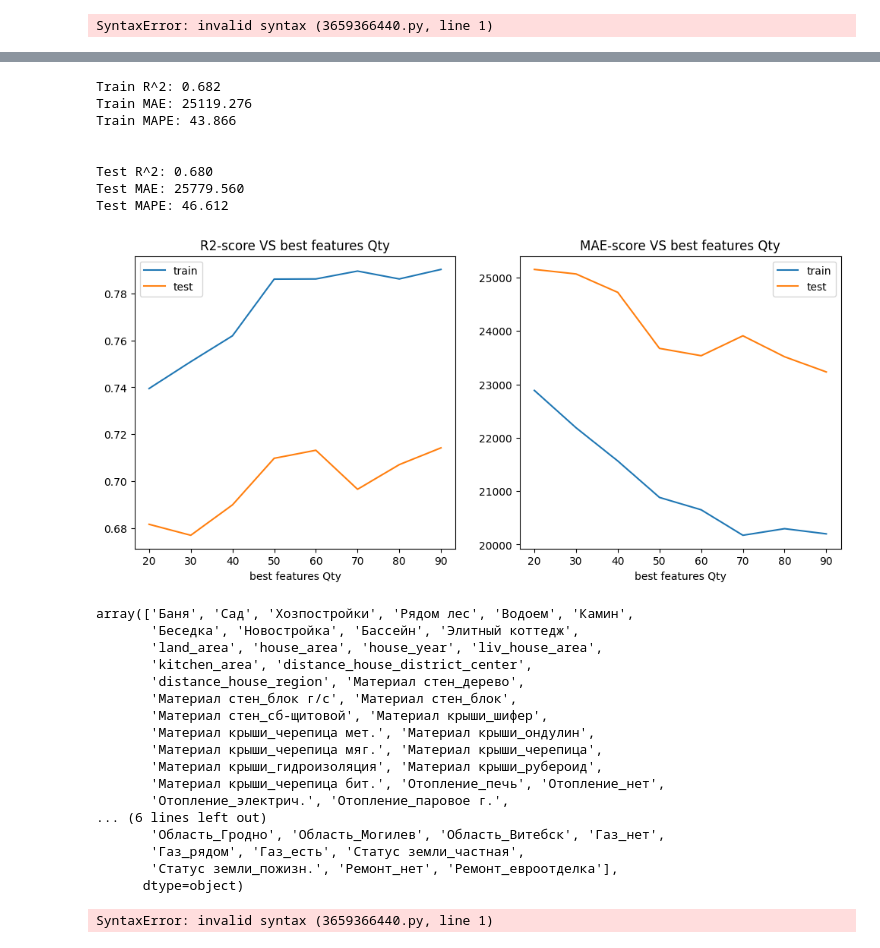
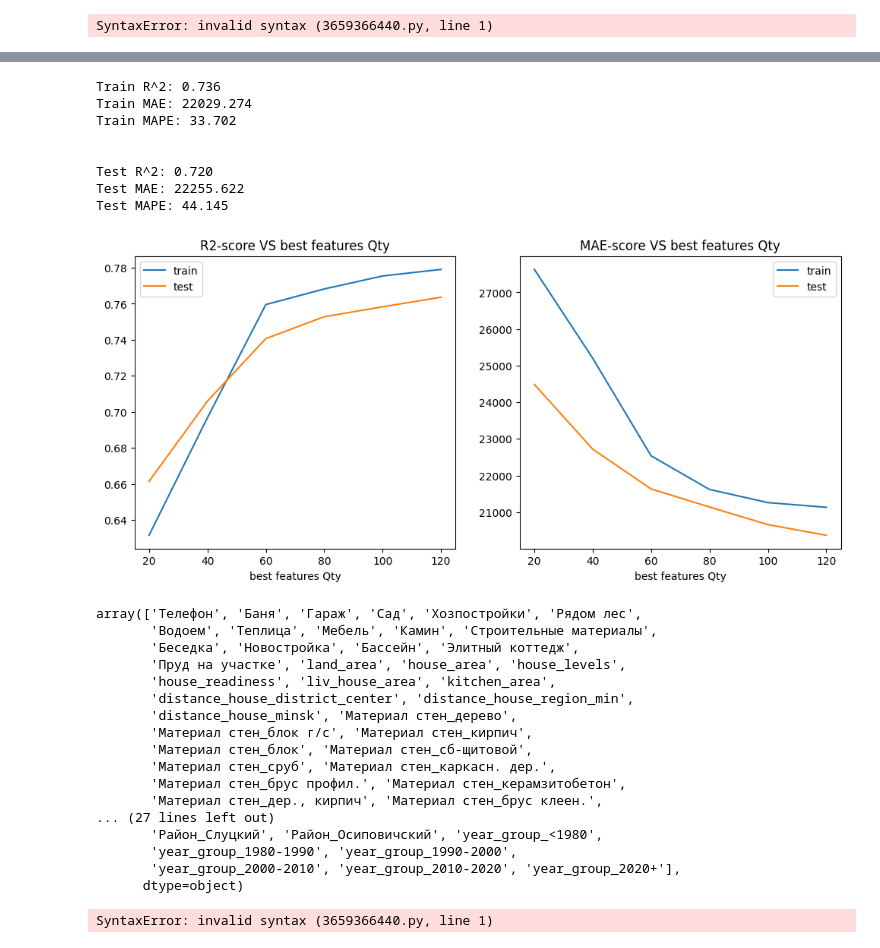
Before and after one commit to ssiarhei115/CountryHouse-price-prediction, a Jupyter notebook: code.ipynb, the cells around one changed output, grey strips where cells are left out. Cells and saved outputs as stored; diff of their text form; code cells hidden in the pictures.

```diff
--- a/code.ipynb
+++ b/code.ipynb
@@ -790,6 +772,6 @@ dff
 # %%
 #dff = dff.drop(ohe_list, axis=1)
-dff = dff.drop(['house_coordinates','regional_center_coordinates','district_center_coordinates', 'district_city_coordinates', 'Населенный пункт', 'Сельсовет', 'Район'], axis=1)
+dff = dff.drop(['house_coordinates','regional_center_coordinates','district_center_coordinates', 'district_city_coordinates', 'Населенный пункт', 'Сельсовет'], axis=1)
 dff.head(5)
 # %% [output]
 |  | Телефон | Баня | Гараж | Сад | Хозпостройки | Рядом лес | Водоем | Ландшафтный дизайн | Теплица | ... |
@@ -824,8 +809,8 @@ def outliers_z_score(data, feature, log_scale=False):
         x = data[feature]
     mu = x.mean()
     sigma = x.std()
-    lower_bound = mu - 3 * sigma
-    upper_bound = mu + 3 * sigma
+    lower_bound = mu - 3.0 * sigma
+    upper_bound = mu + 3.0 * sigma
     outliers = data[(x < lower_bound) | (x > upper_bound)]
     cleaned = data[(x > lower_bound) & (x < upper_bound)]
     return outliers, cleaned
@@ -990,5 +967,7 @@ r2-score for TRAIN set: 277.87569819659126
 # %%
-rfr = RandomForestRegressor(**study.best_params,random_state=33)
+#rfr = RandomForestRegressor(**study.best_params,random_state=33)
+rfr = RandomForestRegressor(n_estimators= 129, max_depth = 25, min_samples_leaf = 10,random_state=33)
+
 rfr.fit(X_train_scaled, y_train_log)
 
 y_train_pred = np.exp(rfr.predict(X_train_scaled))
@@ -996,21 +975,21 @@ y_test_pred = np.exp(rfr.predict(X_test_scaled))
 
 print_metrics(y_train, y_train_pred, y_test, y_test_pred)
 # %% [output]
-Train R^2: 0.682
-Train MAE: 25119.276
-Train MAPE: 43.866
+Train R^2: 0.736
+Train MAE: 22029.274
+Train MAPE: 33.702
 
 
-Test R^2: 0.680
-Test MAE: 25779.560
-Test MAPE: 46.612
+Test R^2: 0.720
+Test MAE: 22255.622
+Test MAPE: 44.145
 # %%
 train_scores_r2 = []
 test_scores_r2 = []
 train_scores_mae = []
 test_scores_mae = []
 
-for i in np.arange(20, X_train.shape[1],10):
+for i in np.arange(20, X_train.shape[1],20):
     selector = SelectKBest(f_regression, k=i)
     selector.fit(X_train, y_train_log)
     best_fea = selector.get_feature_names_out()
@@ -1040,35 +1019,35 @@ for i in np.arange(20, X_train.shape[1],10):
     #metrics.mean_absolute_error(y_test, y_test_pred)
 # %%
 f,a = plt.subplots(1,2,figsize=(12,5))
-sns.lineplot(x=np.arange(20, X_train.shape[1],10),y=train_scores_r2, ax=a[0], label='train').set(title='R2-score VS best features Qty', xlabel='best features Qty');
-sns.lineplot(x=np.arange(20, X_train.shape[1],10),y=test_scores_r2, ax=a[0], label='test');
-sns.lineplot(x=np.arange(20, X_train.shape[1],10),y=train_scores_mae, ax=a[1], label='train').set(title='MAE-score VS best features Qty', xlabel='best features Qty');
-sns.lineplot(x=np.arange(20, X_train.shape[1],10),y=test_scores_mae, ax=a[1], label='test');
+sns.lineplot(x=np.arange(20, X_train.shape[1],20),y=train_scores_r2, ax=a[0], label='train').set(title='R2-score VS best features Qty', xlabel='best features Qty');
+sns.lineplot(x=np.arange(20, X_train.shape[1],20),y=test_scores_r2, ax=a[0], label='test');
+sns.lineplot(x=np.arange(20, X_train.shape[1],20),y=train_scores_mae, ax=a[1], label='train').set(title='MAE-score VS best features Qty', xlabel='best features Qty');
+sns.lineplot(x=np.arange(20, X_train.shape[1],20),y=test_scores_mae, ax=a[1], label='test');
 # %% [output]
-[figure, old version]
+[figure, new version]
 # %%
-selector = SelectKBest(f_regression, k=60)
+selector = SelectKBest(f_regression, k=120)
 selector.fit(X_train, y_train_log)
 
 best_fea = selector.get_feature_names_out()
 best_fea
 # %% [output]
-array(['Баня', 'Сад', 'Хозпостройки', 'Рядом лес', 'Водоем', 'Камин',
+array(['Телефон', 'Баня', 'Гараж', 'Сад', 'Хозпостройки', 'Рядом лес',
+       'Водоем', 'Теплица', 'Мебель', 'Камин', 'Строительные материалы',
        'Беседка', 'Новостройка', 'Бассейн', 'Элитный коттедж',
-       'land_area', 'house_area', 'house_year', 'liv_house_area',
-       'kitchen_area', 'distance_house_district_center',
-       'distance_house_region', 'Материал стен_дерево',
-       'Материал стен_блок г/с', 'Материал стен_блок',
-       'Материал стен_сб-щитовой', 'Материал крыши_шифер',
-       'Материал крыши_черепица мет.', 'Материал крыши_ондулин',
-       'Материал крыши_черепица мяг.', 'Материал крыши_черепица',
-       'Материал крыши_гидроизоляция', 'Материал крыши_рубероид',
-       'Материал крыши_черепица бит.', 'Отопление_печь', 'Отопление_нет',
-       'Отопление_электрич.', 'Отопление_паровое г.',
-... (6 lines left out)
-       'Область_Гродно', 'Область_Могилев', 'Область_Витебск', 'Газ_нет',
-       'Газ_рядом', 'Газ_есть', 'Статус земли_частная',
-       'Статус земли_пожизн.', 'Ремонт_нет', 'Ремонт_евроотделка'],
+       'Пруд на участке', 'land_area', 'house_area', 'house_levels',
+       'house_readiness', 'liv_house_area', 'kitchen_area',
+       'distance_house_district_center', 'distance_house_region_min',
+       'distance_house_minsk', 'Материал стен_дерево',
+       'Материал стен_блок г/с', 'Материал стен_кирпич',
+       'Материал стен_блок', 'Материал стен_сб-щитовой',
+       'Материал стен_сруб', 'Материал стен_каркасн. дер.',
+       'Материал стен_брус профил.', 'Материал стен_керамзитобетон',
+       'Материал стен_дер., кирпич', 'Материал стен_брус клеен.',
+... (27 lines left out)
+       'Район_Слуцкий', 'Район_Осиповичский', 'year_group_<1980',
+       'year_group_1980-1990', 'year_group_1990-2000',
+       'year_group_2000-2010', 'year_group_2010-2020', 'year_group_2020+'],
       dtype=object)
 # %%
 --
```
Also changed, not shown: parts of 38 cells of this notebook.
